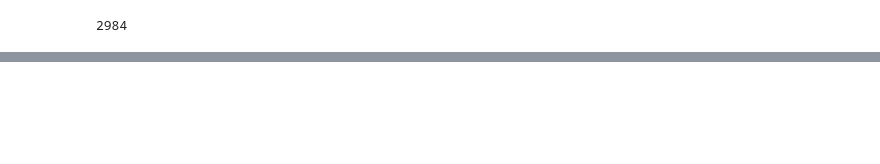
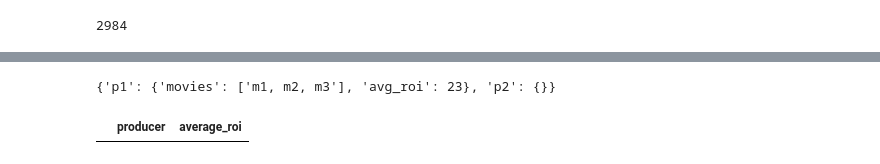
Before and after one commit to Sambhaji6529/Python_Assignment, a Jupyter notebook: Assignment_Data_Wrangling.ipynb, the cells around one changed output, grey strips where cells are left out. Cells and saved outputs as stored; diff of their text form; code cells hidden in the pictures; blank space fills up the shorter version.

```diff
--- a/Assignment_Data_Wrangling.ipynb
+++ b/Assignment_Data_Wrangling.ipynb
@@ -213,3 +215,17 @@ imdb_df_no_na_crew = imdb_df[~imdb_df['crew'].isna()]
 len(imdb_df_no_na_crew)
 # %% [output]
 2984
+# %%
+def get_producers_and_directors(string_rep_of_crew_list):
+  try:
+    crew_list = literal_eval(string_rep_of_crew_list)
+    producer_list = []
+    director_list = []
+    for elem in crew_list:
+      if elem['job']=='Producer':
+        producer_list.append(elem['name'])
+      if elem['job']=='Director':
+        director_list.append(elem['name'])
+    return producer_list, director_list
+  except:
+    return [], []
@@ -215,0 +236,3 @@ len(imdb_df_no_na_crew)
+# %%
+df[['producers', 'directors']] = df.apply(lambda s: get_producers_and_directors(s['crew']), axis=1, result_type="expand")
+#imdb_df[['pnd']] = imdb_df.apply(lambda s: get_producers_and_directors(s['crew']), axis=1)
@@ -215,0 +249,25 @@ len(imdb_df_no_na_crew)
+# %%
+{
+    'p1':{'movies':['m1, m2, m3'], 'avg_roi':23},
+ 'p2':{}
+
+}
+# %% [output]
+{'p1': {'movies': ['m1, m2, m3'], 'avg_roi': 23}, 'p2': {}}
+# %%
+producer_dict = {}
+for index, row in df.iterrows():
+  for producer in row['producers']:
+    if producer not in producer_dict.keys():
+      # add producer in dict
+      producer_dict[producer] = [row['roi']]
+    else:
+      # update the movie for this producer
+      value = producer_dict[producer]
+      value.append(row['roi'])
+      producer_dict[producer] = value
+# %%
+#data = {'row_1': [3, 2, 1, 0], 'row_2': ['a', 'b', 'c', 'd']}
+pd.DataFrame.from_dict(producer_dict, orient='index').mean(axis=1).reset_index().rename(columns={'index':'producer', 0:'average_roi'}).sort_values('average_roi', ascending=False)
+# %% [output]
+|  | producer | average_roi |
```
Also changed, not shown: parts of 7 cells of this notebook.
